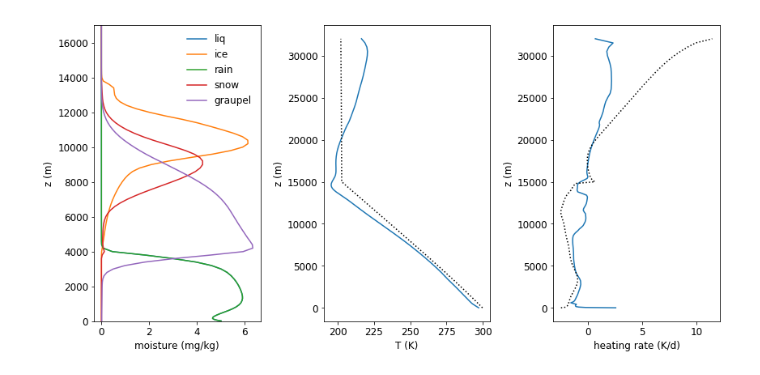
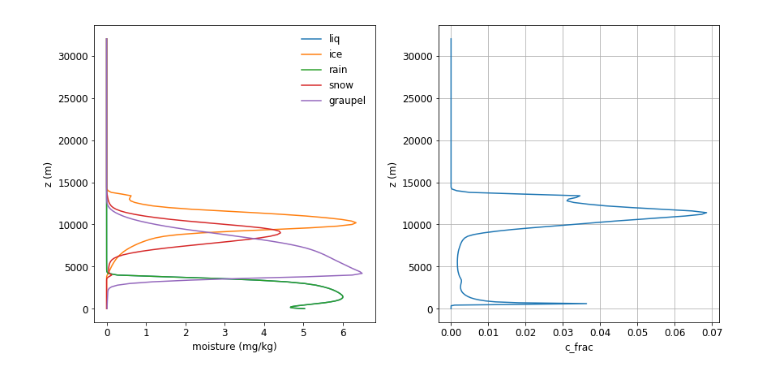
Before and after one commit to Chiil/smallprograms, a Jupyter notebook: rcemip_plot/RCEMIP First Test MicroHH.ipynb, the cells around one changed output. Cells and saved outputs as stored; diff of their text form; code cells hidden in the pictures.

```diff
--- a/rcemip_plot/RCEMIP First Test MicroHH.ipynb
+++ b/rcemip_plot/RCEMIP First Test MicroHH.ipynb
@@ -103,28 +155,25 @@ plt.tight_layout()
 # %%
 plt.figure()
-plt.subplot(131)
+plt.subplot(121)
 plt.plot(qr, z, 'C0-', label="liq")
 plt.plot(qi, z, 'C1-', label="ice")
 plt.plot(qr, z, 'C2-', label="rain")
 plt.plot(qs, z, 'C3-', label="snow")
 plt.plot(qg, z, 'C4-', label="graupel")
 plt.ylabel('z (m)')
+#plt.ylabel('p (hPa)')
 plt.xlabel('moisture (mg/kg)');
-plt.ylim(0, 17000)
+#plt.ylim(0, 17000)
+#plt.gca().invert_yaxis()
 plt.legend(loc=0, frameon=False)
 
-plt.subplot(132)
-plt.plot(T, z)
-plt.plot(T0, z, 'k:')
+plt.subplot(122)
+plt.plot(qc_frac, z)
 plt.ylabel('z (m)')
-plt.xlabel('T (K)');
+#plt.ylabel('p (hPa)')
+plt.xlabel('c_frac');
+plt.grid()
+#plt.gca().invert_yaxis()
 plt.tight_layout()
-
-plt.subplot(133)
-plt.plot(thlt_rad, z)
-plt.plot(thlt_rad0, z, 'k:')
-plt.ylabel('z (m)')
-plt.xlabel('heating rate (K/d)');
-plt.tight_layout()
 # %% [output]
-[figure, old version]
+[figure, new version]
```
Also changed, not shown: parts of 7 cells of this notebook.
